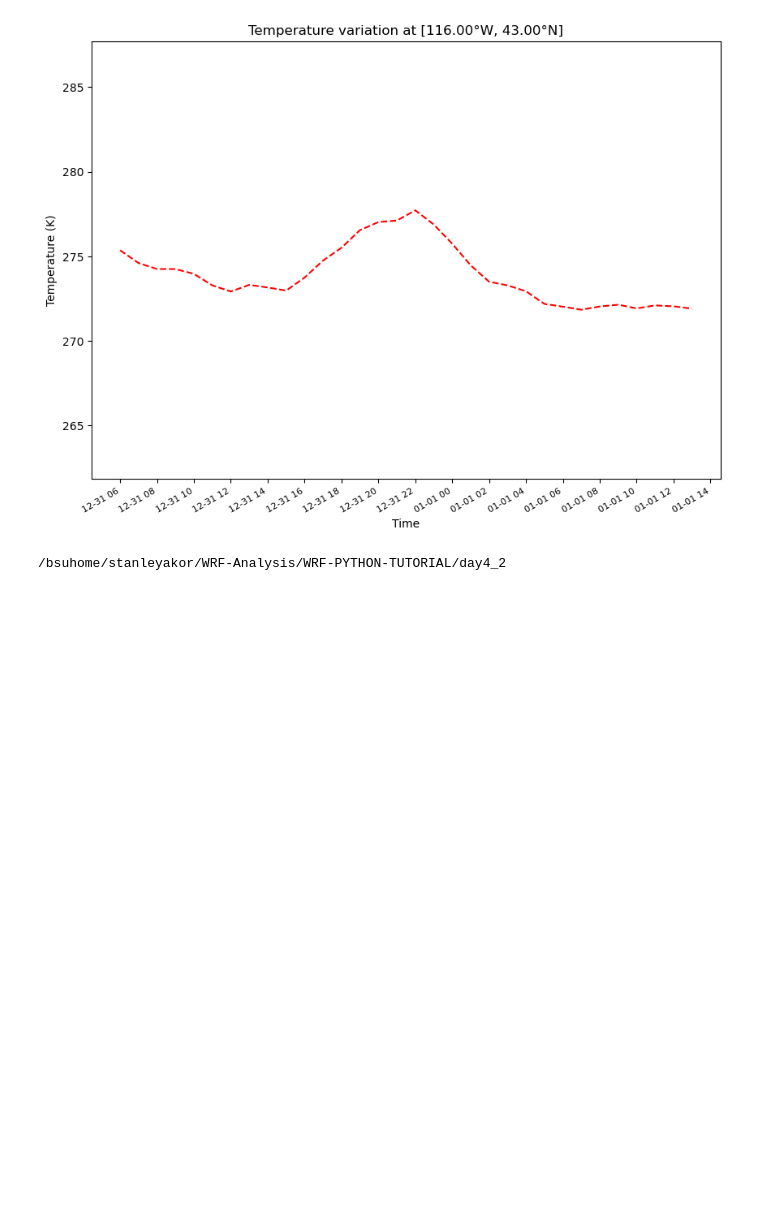
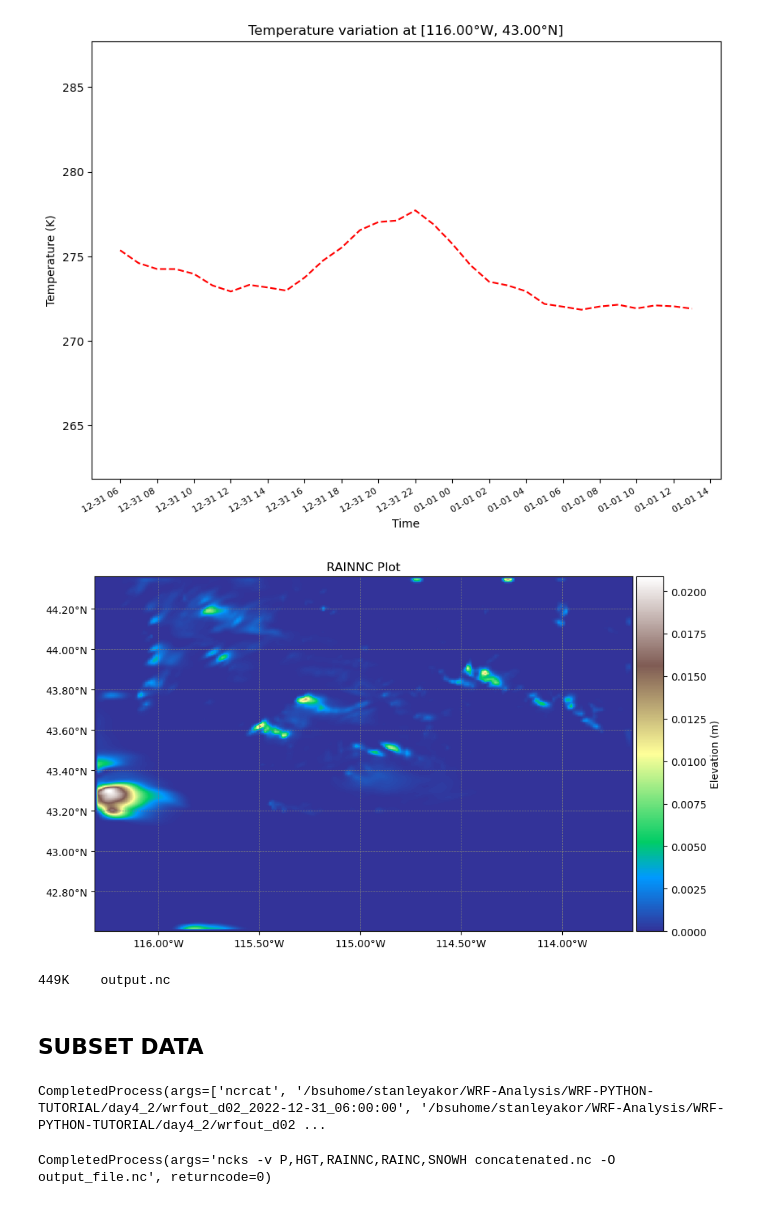
Before and after one commit to stanleyakor1/Python-tutorial, a Jupyter notebook: wrf-python/location_analysis.ipynb, the cells around one changed output. Cells and saved outputs as stored; diff of their text form; code cells hidden in the pictures; blank space fills up the shorter version.

```diff
--- a/wrf-python/location_analysis.ipynb
+++ b/wrf-python/location_analysis.ipynb
@@ -60,8 +81,3 @@ plt.title("Temperature variation at [{:.2f}°{}, {:.2f}°{}]".format(abs(lon),\
 plt.show()
 # %% [output]
 [figure]
-# %%
-%%bash
-pwd
-# %% [output]
-/bsuhome/stanleyakor/WRF-Analysis/WRF-PYTHON-TUTORIAL/day4_2
@@ -70,0 +84,74 @@ cd /bsuhome/st
+# %%
+# Open the wrfout file
+wrf_data = xr.open_dataset("wrfout_d02_2022-12-31_07:00:00")
+
+# Extract the elevation variable
+elevation = wrf_data['RAINNC'].isel(Time=0)  # Assuming 'HGT' is the elevation variable
+
+# Extract latitude and longitude dimensions
+lat = wrf_data['XLAT'].isel(Time=0)
+lon = wrf_data['XLONG'].isel(Time=0)
+
+
+fig, ax = plt.subplots(figsize=(10, 8))
+im = ax.imshow(elevation, extent=(lon.min(), lon.max(), lat.min(), lat.max()), cmap='terrain', origin='lower', alpha=1.0)
+
+#im = ax.imshow(elevation, extent=(lon.min(), lon.max(), lat.min(), lat.max()), cmap='terrain', origin='lower', norm=LogNorm())
+plt.title('RAINNC Plot')
+
+# Modify latitude and longitude labels
+lon_ticks = ax.get_xticks()
+lat_ticks = ax.get_yticks()
+lon_labels = [f'{abs(lon):.2f}°{"W" if lon < 0 else "E"}' for lon in lon_ticks]
+lat_labels = [f'{abs(lat):.2f}°{"S" if lat < 0 else "N"}' for lat in lat_ticks]
+ax.set_xticklabels(lon_labels)
+ax.set_yticklabels(lat_labels)
+
+# Add gridlines
+ax.grid(color='gray', linestyle='--', linewidth=0.5)
+
+# Create a colorbar with the same height as the plot
+divider = make_axes_locatable(ax)
+cax = divider.append_axes('right', size='5%', pad=0.05)
+plt.colorbar(im, cax=cax, label='Elevation (m)')
+
+# Save the plot to a file
+plt.savefig('elevation_plot.pdf', dpi=300)
+
+# Display the plot
+plt.show()
+# %% [output]
+[figure, added]
+# %%
+%%bash
+du -h output.nc
+# %% [output]
+449K    output.nc
+# %% [markdown]
+## SUBSET DATA
+# %%
+import subprocess
+
+# Specify the directory path containing the wrfout files
+directory = '/bsuhome/stanleyakor/WRF-Analysis/WRF-PYTHON-TUTORIAL/day4_2'
+
+# Get a list of wrfout files in the directory
+sorted_files = sorted(glob.glob(directory + '/wrfout_d02*'))
+
+
+# Concatenate the sorted files using ncecat
+subprocess.run(["ncrcat"] + sorted_files + ["-O", "concatenated.nc"])
+# %% [output]
+CompletedProcess(args=['ncrcat', '/bsuhome/stanleyakor/WRF-Analysis/WRF-PYTHON-TUTORIAL/day4_2/wrfout_d02_2022-12-31_06:00:00', '/bsuhome/stanleyakor/WRF-Analysis/WRF-PYTHON-TUTORIAL/day4_2/wrfout_d02 ...
+# %%
+input_file = "concatenated.nc"
+output_file = "output_file.nc"
+variables = "P,HGT,RAINNC,RAINC,SNOWH"
+
+# Construct the command
+command = f"ncks -v {variables} {input_file} -O {output_file}"
+
+# Execute the command
+subprocess.run(command, shell=True)
+# %% [output]
+CompletedProcess(args='ncks -v P,HGT,RAINNC,RAINC,SNOWH concatenated.nc -O output_file.nc', returncode=0)
```
Also changed, not shown: parts of 10 cells of this notebook.
